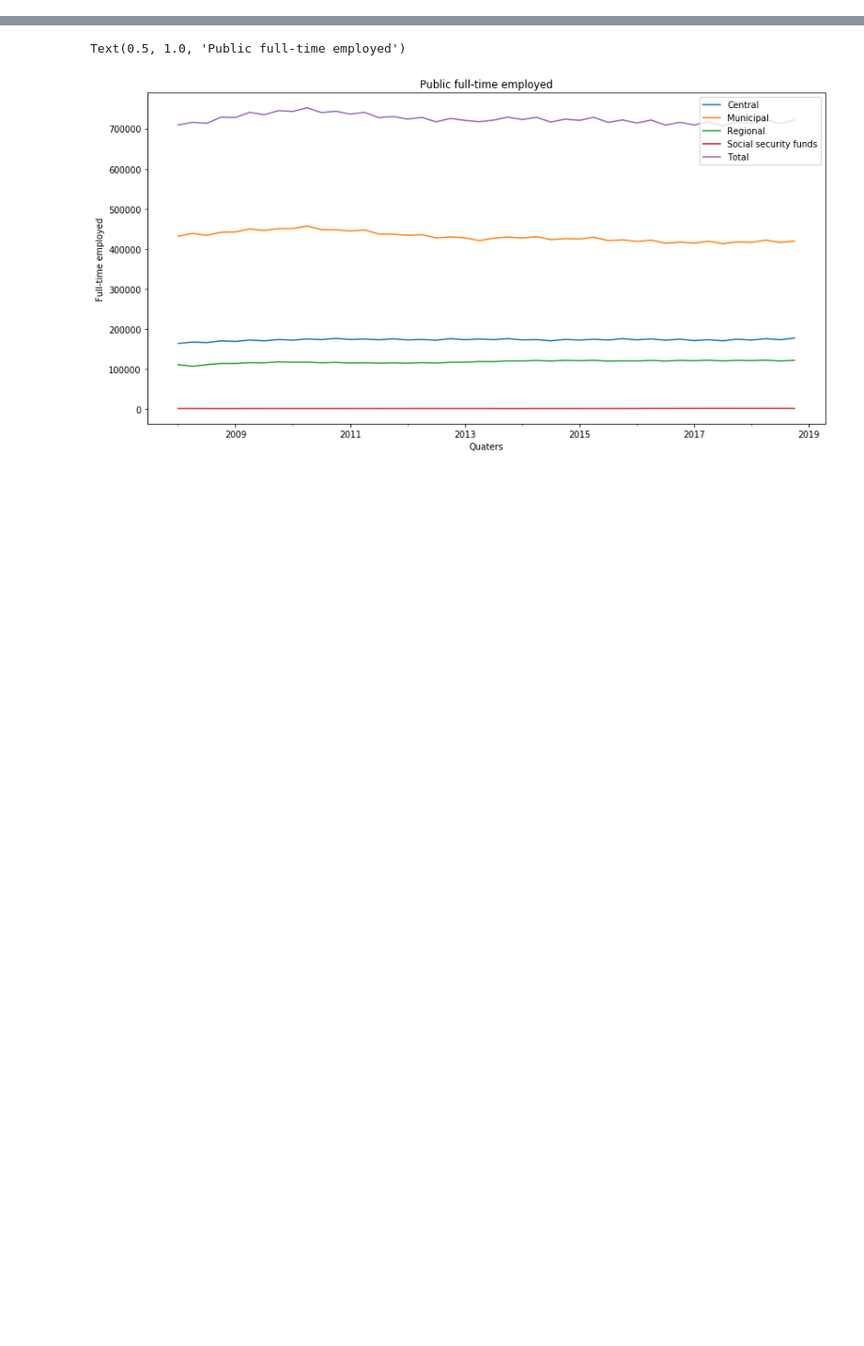
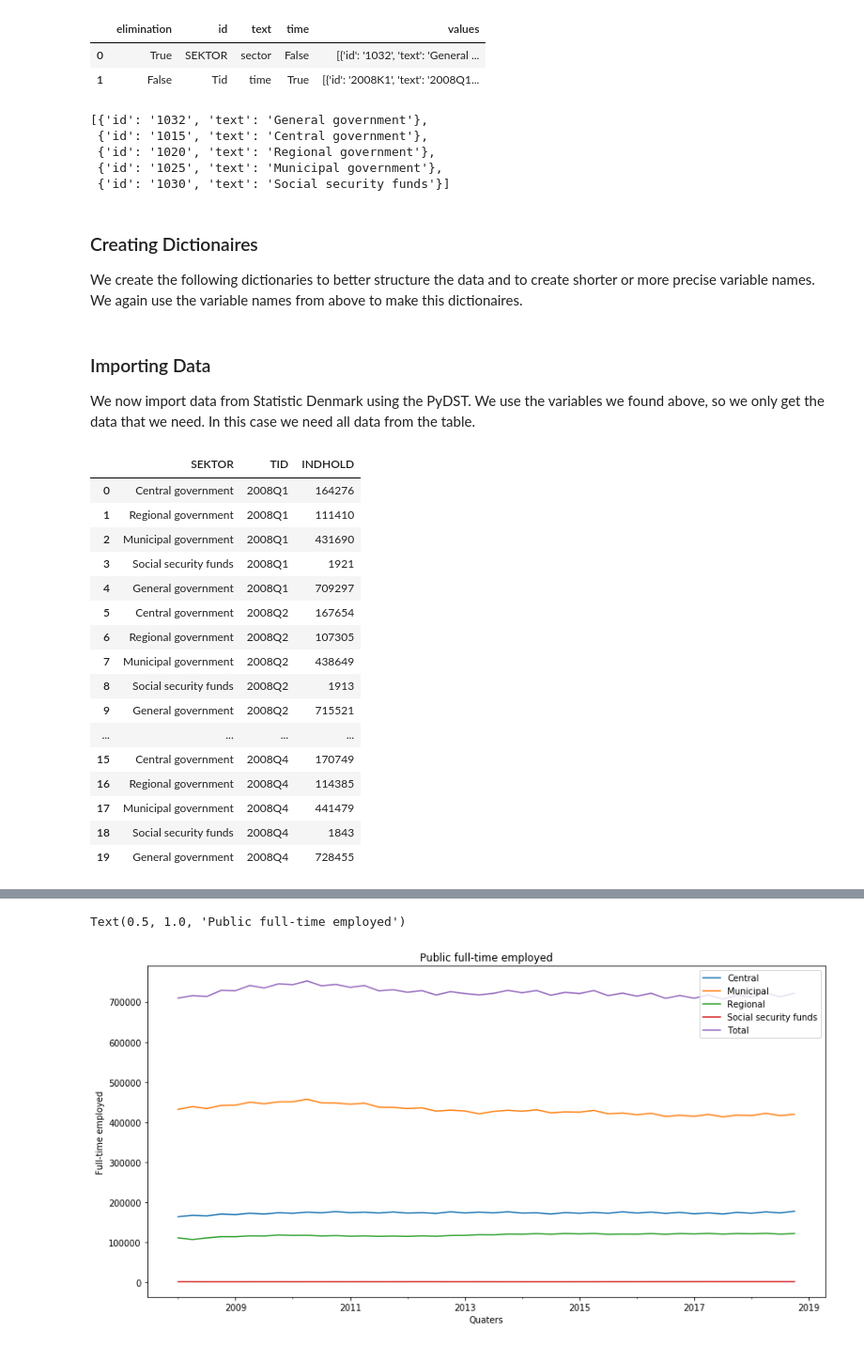
Before and after one commit to NumEconCopenhagen/projects-2019-nx31, a Jupyter notebook: dataproject/NX31_Data_Project.ipynb, the cells around one changed output, grey strips where cells are left out. Shown at 94% size. Cells and saved outputs as stored; diff of their text form; code cells hidden in the pictures; blank space fills up the shorter version.

Commit message:
Includere mere text 13.43

```diff
--- a/dataproject/NX31_Data_Project.ipynb
+++ b/dataproject/NX31_Data_Project.ipynb
@@ -145,0 +33,22 @@ FTEG_raw.groupby(['Sector']).describe()
+# %%
+dst = pydst.Dst(lang='en') # creates a variable that sets the pydst package to load data variables in english.
+
+FTEG_variables = dst.get_variables(table_id = 'OBESK2') #creates a variable that contains the variables from the table we look at
+FTEG_variables # shows the variable
+# %% [output]
+|  | elimination | id | text | time | values |
+| 0 | True | SEKTOR | sector | False | [{'id': '1032', 'text': 'General ... |
+| 1 | False | Tid | time | True | [{'id': '2008K1', 'text': '2008Q1... |
+# %%
+FTEG_variables['values'][0][:5] # shows the sectors in the table
+# %% [output]
+[{'id': '1032', 'text': 'General government'},
+ {'id': '1015', 'text': 'Central government'},
+ {'id': '1020', 'text': 'Regional government'},
+ {'id': '1025', 'text': 'Municipal government'},
+ {'id': '1030', 'text': 'Social security funds'}]
+# %% [markdown]
+### Creating Dictionaires
+
+We create the following dictionaries to better structure the data and to create shorter or more precise variable names. </br>
+We again use the variable names from above to make this dictionaires.
@@ -145,0 +67,26 @@ FTEG_raw.groupby(['Sector']).describe()
+# %% [markdown]
+### Importing Data
+
+We now import data from Statistic Denmark using the PyDST. We use the variables we found above, so we only get the data that we need.
+In this case we need all data from the table.
+# %%
+FTEG_raw = dst.get_data(table_id = 'OBESK2', variables = {'SEKTOR':['*'], 'Tid':['*']}) # Creates a variable that contains data from the table we put in.
+FTEG_raw.head(20) #shows the first 20 data points in the table.
+# %% [output]
+|  | SEKTOR | TID | INDHOLD |
+| 0 | Central government | 2008Q1 | 164276 |
+| 1 | Regional government | 2008Q1 | 111410 |
+| 2 | Municipal government | 2008Q1 | 431690 |
+| 3 | Social security funds | 2008Q1 | 1921 |
+| 4 | General government | 2008Q1 | 709297 |
+| 5 | Central government | 2008Q2 | 167654 |
+| 6 | Regional government | 2008Q2 | 107305 |
+| 7 | Municipal government | 2008Q2 | 438649 |
+| 8 | Social security funds | 2008Q2 | 1913 |
+| 9 | General government | 2008Q2 | 715521 |
+| ... | ... | ... | ... |
+| 15 | Central government | 2008Q4 | 170749 |
+| 16 | Regional government | 2008Q4 | 114385 |
+| 17 | Municipal government | 2008Q4 | 441479 |
+| 18 | Social security funds | 2008Q4 | 1843 |
+| 19 | General government | 2008Q4 | 728455 |
```
Also changed, not shown: parts of 34 cells of this notebook.
